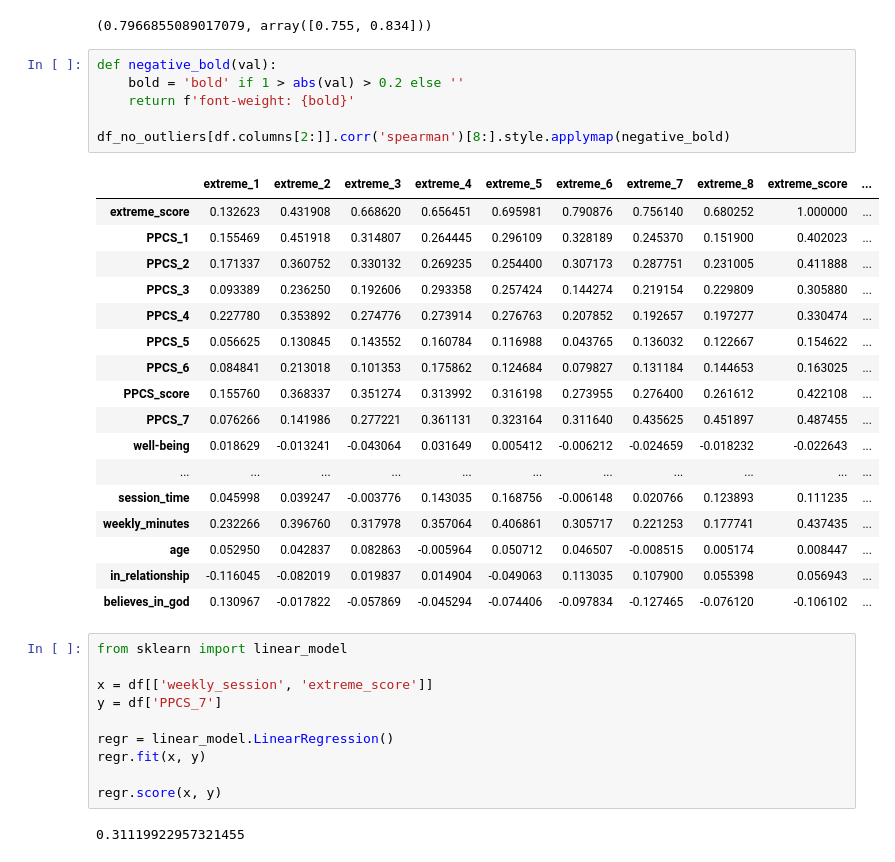
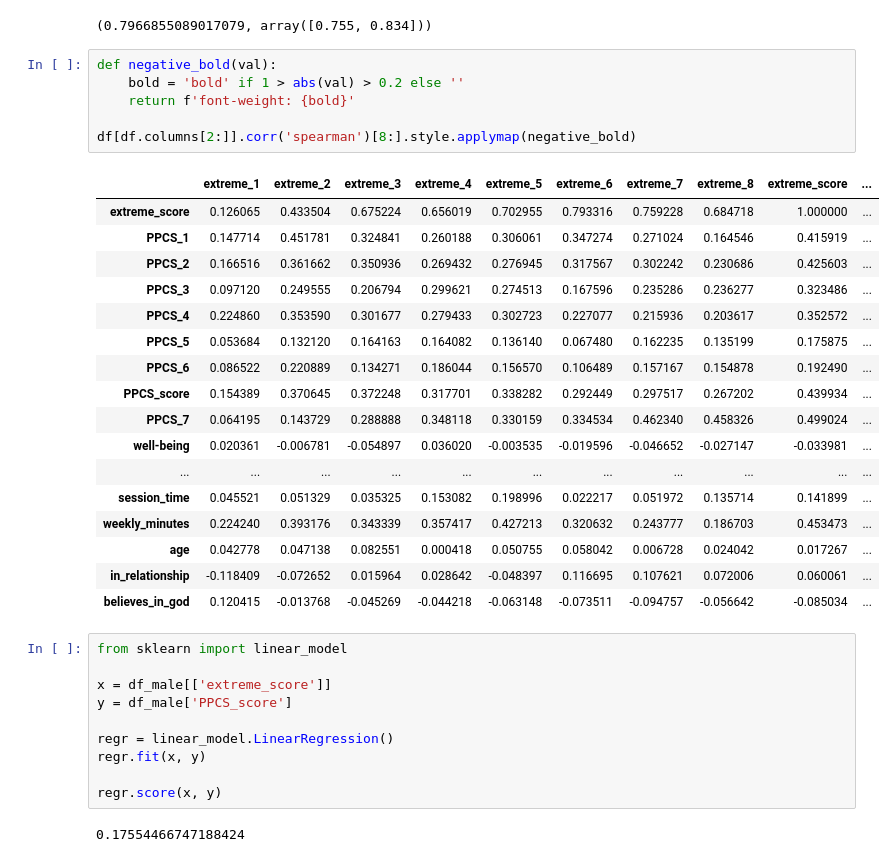
Before and after one commit to KsaweryKapela/Master-s_Study_Analysis, a Jupyter notebook: extreme_score_results.ipynb, the cells around one changed output. Cells and saved outputs as stored; diff of their text form.

```diff
--- a/extreme_score_results.ipynb
+++ b/extreme_score_results.ipynb
@@ -33,36 +47,36 @@ pg.cronbach_alpha(data=df[['extreme_1', 'extreme_2', 'extreme_3', 'extreme_4', '
 # %%
 def negative_bold(val):
     bold = 'bold' if 1 > abs(val) > 0.2 else ''
     return f'font-weight: {bold}'
 
-df_no_outliers[df.columns[2:]].corr('spearman')[8:].style.applymap(negative_bold)
+df[df.columns[2:]].corr('spearman')[8:].style.applymap(negative_bold)
 # %% [output]
 |  | extreme_1 | extreme_2 | extreme_3 | extreme_4 | extreme_5 | extreme_6 | extreme_7 | extreme_8 | extreme_score | ... |
-| extreme_score | 0.132623 | 0.431908 | 0.668620 | 0.656451 | 0.695981 | 0.790876 | 0.756140 | 0.680252 | 1.000000 | ... |
-| PPCS_1 | 0.155469 | 0.451918 | 0.314807 | 0.264445 | 0.296109 | 0.328189 | 0.245370 | 0.151900 | 0.402023 | ... |
-| PPCS_2 | 0.171337 | 0.360752 | 0.330132 | 0.269235 | 0.254400 | 0.307173 | 0.287751 | 0.231005 | 0.411888 | ... |
-| PPCS_3 | 0.093389 | 0.236250 | 0.192606 | 0.293358 | 0.257424 | 0.144274 | 0.219154 | 0.229809 | 0.305880 | ... |
-| PPCS_4 | 0.227780 | 0.353892 | 0.274776 | 0.273914 | 0.276763 | 0.207852 | 0.192657 | 0.197277 | 0.330474 | ... |
-| PPCS_5 | 0.056625 | 0.130845 | 0.143552 | 0.160784 | 0.116988 | 0.043765 | 0.136032 | 0.122667 | 0.154622 | ... |
-| PPCS_6 | 0.084841 | 0.213018 | 0.101353 | 0.175862 | 0.124684 | 0.079827 | 0.131184 | 0.144653 | 0.163025 | ... |
-| PPCS_score | 0.155760 | 0.368337 | 0.351274 | 0.313992 | 0.316198 | 0.273955 | 0.276400 | 0.261612 | 0.422108 | ... |
-| PPCS_7 | 0.076266 | 0.141986 | 0.277221 | 0.361131 | 0.323164 | 0.311640 | 0.435625 | 0.451897 | 0.487455 | ... |
-| well-being | 0.018629 | -0.013241 | -0.043064 | 0.031649 | 0.005412 | -0.006212 | -0.024659 | -0.018232 | -0.022643 | ... |
+| extreme_score | 0.126065 | 0.433504 | 0.675224 | 0.656019 | 0.702955 | 0.793316 | 0.759228 | 0.684718 | 1.000000 | ... |
+| PPCS_1 | 0.147714 | 0.451781 | 0.324841 | 0.260188 | 0.306061 | 0.347274 | 0.271024 | 0.164546 | 0.415919 | ... |
+| PPCS_2 | 0.166516 | 0.361662 | 0.350936 | 0.269432 | 0.276945 | 0.317567 | 0.302242 | 0.230686 | 0.425603 | ... |
+| PPCS_3 | 0.097120 | 0.249555 | 0.206794 | 0.299621 | 0.274513 | 0.167596 | 0.235286 | 0.236277 | 0.323486 | ... |
+| PPCS_4 | 0.224860 | 0.353590 | 0.301677 | 0.279433 | 0.302723 | 0.227077 | 0.215936 | 0.203617 | 0.352572 | ... |
+| PPCS_5 | 0.053684 | 0.132120 | 0.164163 | 0.164082 | 0.136140 | 0.067480 | 0.162235 | 0.135199 | 0.175875 | ... |
+| PPCS_6 | 0.086522 | 0.220889 | 0.134271 | 0.186044 | 0.156570 | 0.106489 | 0.157167 | 0.154878 | 0.192490 | ... |
+| PPCS_score | 0.154389 | 0.370645 | 0.372248 | 0.317701 | 0.338282 | 0.292449 | 0.297517 | 0.267202 | 0.439934 | ... |
+| PPCS_7 | 0.064195 | 0.143729 | 0.288888 | 0.348118 | 0.330159 | 0.334534 | 0.462340 | 0.458326 | 0.499024 | ... |
+| well-being | 0.020361 | -0.006781 | -0.054897 | 0.036020 | -0.003535 | -0.019596 | -0.046652 | -0.027147 | -0.033981 | ... |
 | ... | ... | ... | ... | ... | ... | ... | ... | ... | ... | ... |
-| session_time | 0.045998 | 0.039247 | -0.003776 | 0.143035 | 0.168756 | -0.006148 | 0.020766 | 0.123893 | 0.111235 | ... |
-| weekly_minutes | 0.232266 | 0.396760 | 0.317978 | 0.357064 | 0.406861 | 0.305717 | 0.221253 | 0.177741 | 0.437435 | ... |
-| age | 0.052950 | 0.042837 | 0.082863 | -0.005964 | 0.050712 | 0.046507 | -0.008515 | 0.005174 | 0.008447 | ... |
-| in_relationship | -0.116045 | -0.082019 | 0.019837 | 0.014904 | -0.049063 | 0.113035 | 0.107900 | 0.055398 | 0.056943 | ... |
-| believes_in_god | 0.130967 | -0.017822 | -0.057869 | -0.045294 | -0.074406 | -0.097834 | -0.127465 | -0.076120 | -0.106102 | ... |
+| session_time | 0.045521 | 0.051329 | 0.035325 | 0.153082 | 0.198996 | 0.022217 | 0.051972 | 0.135714 | 0.141899 | ... |
+| weekly_minutes | 0.224240 | 0.393176 | 0.343339 | 0.357417 | 0.427213 | 0.320632 | 0.243777 | 0.186703 | 0.453473 | ... |
+| age | 0.042778 | 0.047138 | 0.082551 | 0.000418 | 0.050755 | 0.058042 | 0.006728 | 0.024042 | 0.017267 | ... |
+| in_relationship | -0.118409 | -0.072652 | 0.015964 | 0.028642 | -0.048397 | 0.116695 | 0.107621 | 0.072006 | 0.060061 | ... |
+| believes_in_god | 0.120415 | -0.013768 | -0.045269 | -0.044218 | -0.063148 | -0.073511 | -0.094757 | -0.056642 | -0.085034 | ... |
 # %%
 from sklearn import linear_model
 
-x = df[['weekly_session', 'extreme_score']]
-y = df['PPCS_7']
+x = df_male[['extreme_score']]
+y = df_male['PPCS_score']
 
 regr = linear_model.LinearRegression()
 regr.fit(x, y)
 
 regr.score(x, y)
 # %% [output]
-0.31119922957321455
+0.17554466747188424
```
Also changed, not shown: parts of 6 cells of this notebook.
